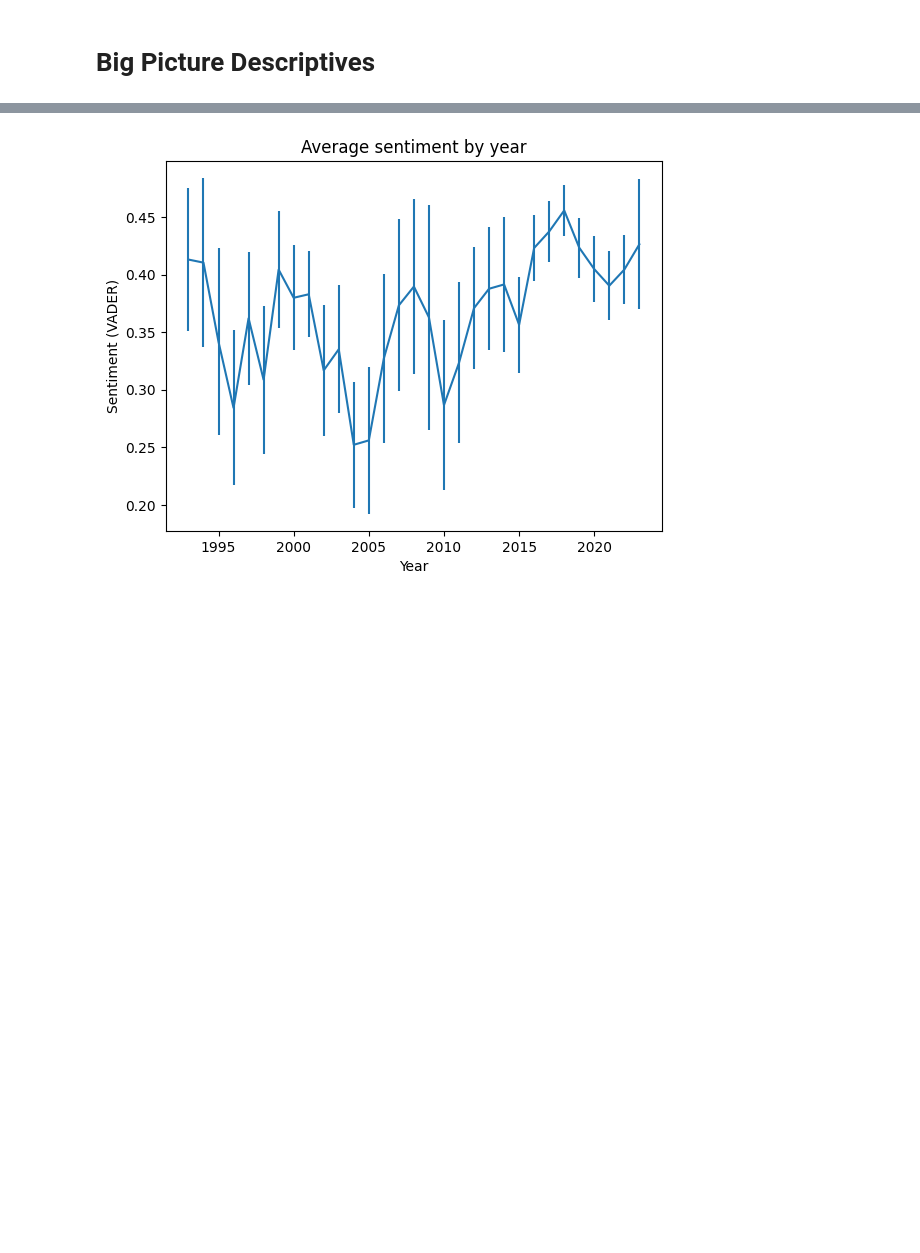
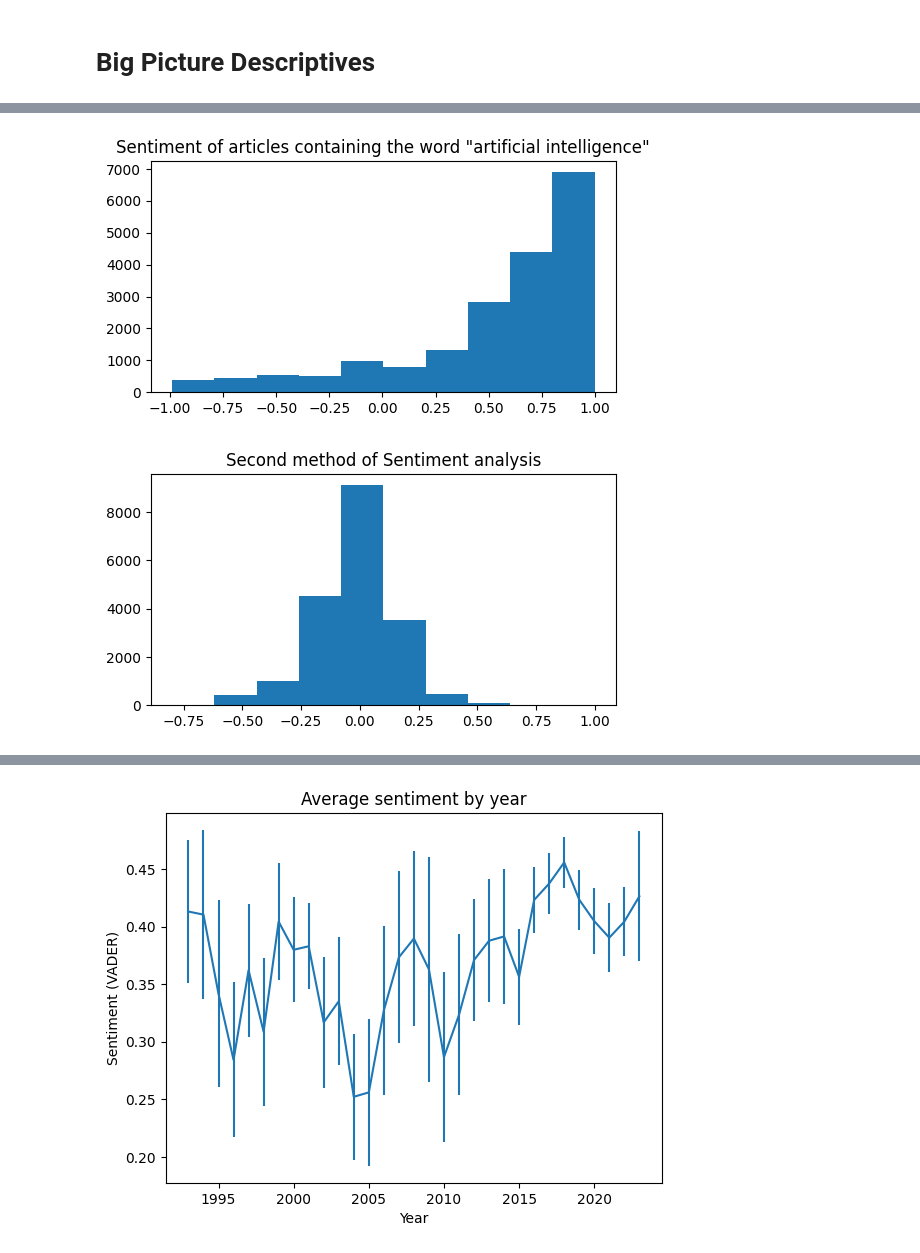
Before and after one commit to CalvinIsch/AI-in-the-news, a Jupyter notebook: Analyze-data.ipynb, the cells around one changed output, grey strips where cells are left out. Cells and saved outputs as stored; diff of their text form; code cells hidden in the pictures; blank space fills up the shorter version.

```diff
--- a/Analyze-data.ipynb
+++ b/Analyze-data.ipynb
@@ -115,0 +165,43 @@ plt.show()
+# %%
+# For every row in df_reference, combine the sentence before, the sentence of, and the sentence after then perform a sentiment analysis on the combined sentence
+sid = SentimentIntensityAnalyzer()
+def get_sentiment(row):
+    sentence = row['sentence_before'] + row['sentnce_of'] + row['sentence_after']
+    ss = sid.polarity_scores(sentence)
+    return ss['compound']
+
+df_references['sentiment'] = df_references.apply(get_sentiment, axis=1)
+# get a random sample of 5 rows from the dataframe
+# for every row in the sample print sentiment followed by the three sentences concatenated:
+for index, row in df_references.sample(5).iterrows():
+    print(index,row['sentiment'], row['sentence_before'] +" " + row['sentnce_of'] + " " + row['sentence_after'])
+
+def get_sentiment(row):
+    sentence = row['sentence_before'] + row['sentnce_of'] + row['sentence_after']
+    return TextBlob(sentence).sentiment.polarity
+
+df_references['sentiment_2'] = df_references.apply(get_sentiment, axis=1)
+
+print(stats.pearsonr(df_references['sentiment'], df_references['sentiment_2']))
+# %%
+
+# turn off the grid
+fig, ax = plt.subplots(1,1,figsize=(6,3))
+df_references.sentiment.hist(ax=ax)
+ax.grid(False)
+ax.set_title('Sentiment of articles containing the word "artificial intelligence"')
+plt.show()
+
+
+
+# turn off the grid
+fig, ax = plt.subplots(1,1,figsize=(6,3))
+df_references.sentiment_2.hist(ax=ax)
+ax.grid(False)
+ax.set_title('Second method of Sentiment analysis')
+plt.show()
+
+df_references['differences'] = df_references['sentiment'] * df_references['sentiment_2']
+# %% [output]
+[figure, added]
+[figure, added]
```
Also changed, not shown: parts of 30 cells of this notebook.
